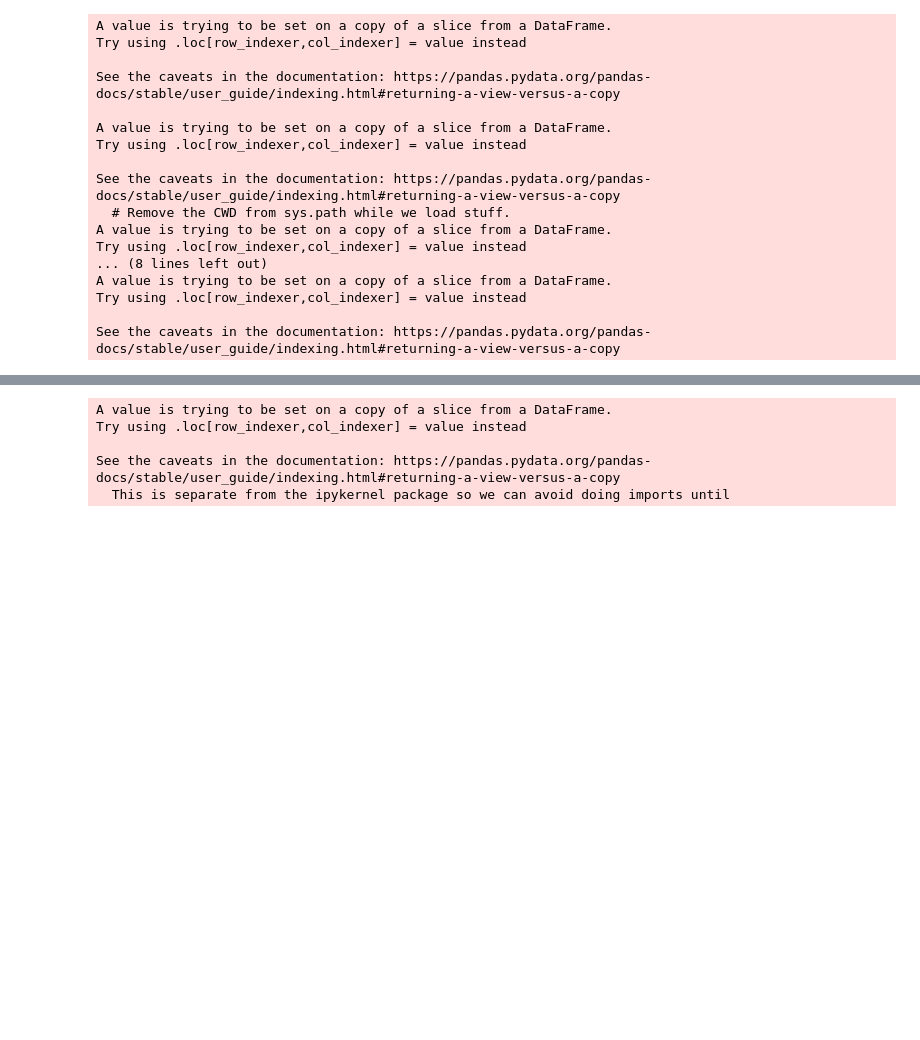
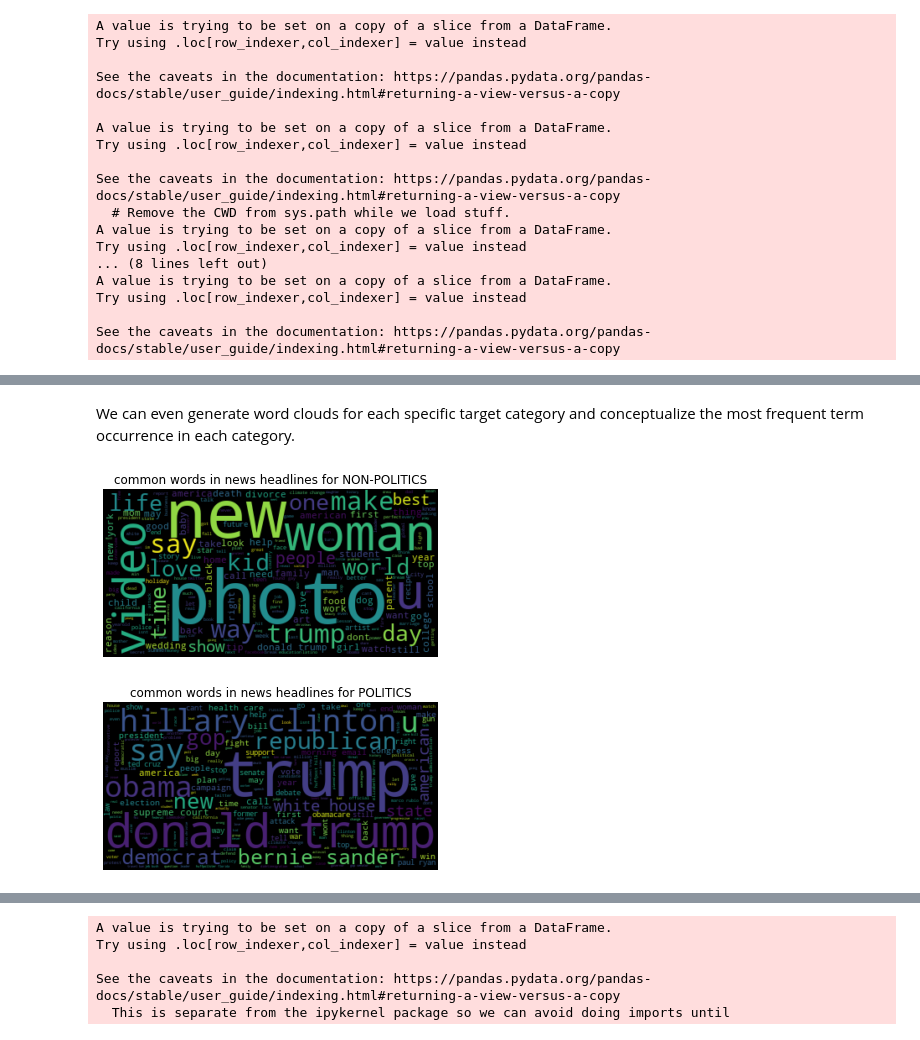
Before and after one commit to RogueNPC/NLP-News-Aggregator, a Jupyter notebook: project/Capstone_News_Aggregator.ipynb, the cells around one changed output, grey strips where cells are left out. Saved outputs shown, nothing was run; the diff lists cells and outputs as text; code cells hidden in the pictures; blank space fills up the shorter version.

```diff
--- a/project/Capstone_News_Aggregator.ipynb
+++ b/project/Capstone_News_Aggregator.ipynb
@@ -254 +316,19 @@ plt.show()
+# %% [markdown]
+We can even generate word clouds for each specific target category and conceptualize the most frequent term occurrence in each category.
+# %%
+for sentiment in short_df['sentiment'].unique():
+    common_words = str()
+
+    for headline in processed[short_df["sentiment"]==sentiment]['headline']:
+      headline = str(headline)
+      tokens = headline.split()
+      common_words += " ".join(tokens) + " "
+    frequencies = wordcloud.WordCloud().generate(common_words)
+    plt.imshow(frequencies, interpolation="bilinear")
+    plt.axis("off")
+    plt.title("common words in news headlines for " + sentiment)
+    plt.show()
+# %% [output]
+[figure, added]
+[figure, added]
 # %% [markdown]
```
Also changed, not shown: parts of 52 cells of this notebook.
